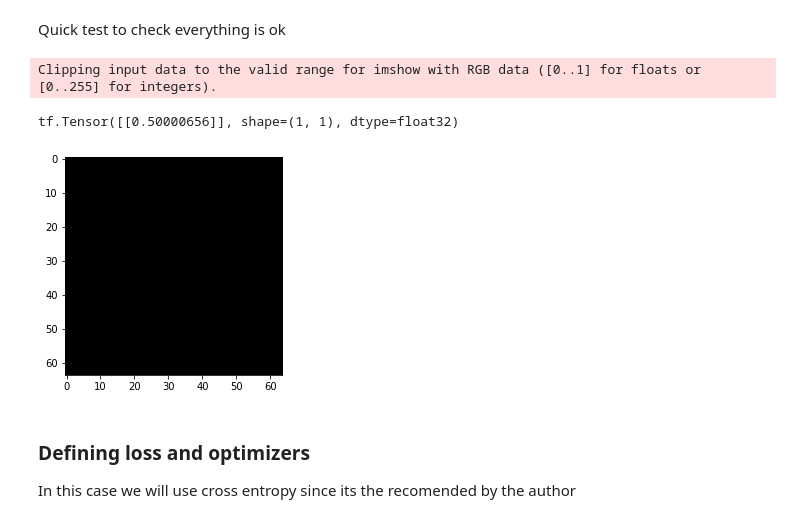
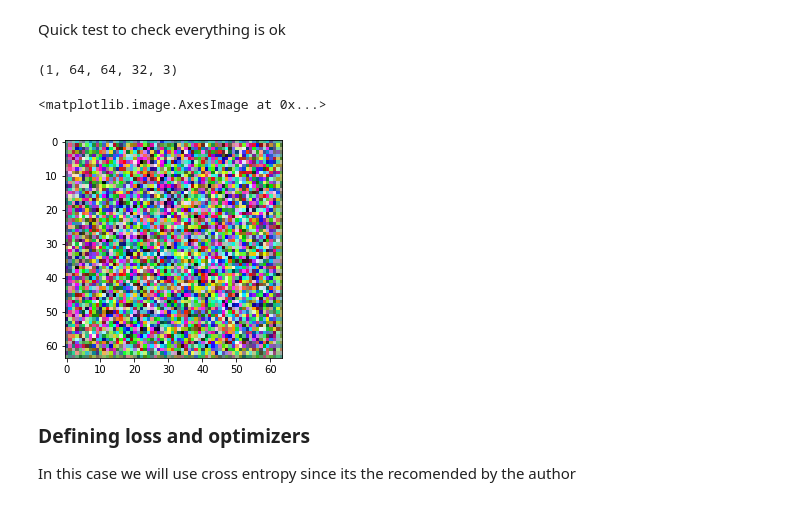
Before and after one commit to eralmual/OpticalFlow, a Jupyter notebook: DatasetGenerator/VGANN/TSA_Video_GAN.ipynb, the cells around one changed output. Cells and saved outputs as stored; diff of their text form; code cells hidden in the pictures.

Commit message:
TSA_VGAN now training successfully

```diff
--- a/DatasetGenerator/VGANN/TSA_Video_GAN.ipynb
+++ b/DatasetGenerator/VGANN/TSA_Video_GAN.ipynb
@@ -169,18 +196,23 @@ discriminator = Video_Discrminator()
 # %% [markdown]
 Quick test to check everything is ok
-# %%
-# Generate the seed
-latent_space = tf.random.normal([1, 100])
-generated_image = generator(latent_space, training=False)
-# Plot false img
-plt.imshow(generated_image[0, :, :, 0, :], cmap='gray')
-# Print discriinator prediction
-decision = discriminator(generated_image)
-print (decision)
-# %% [output]
-Clipping input data to the valid range for imshow with RGB data ([0..1] for floats or [0..255] for integers).
-tf.Tensor([[0.50000656]], shape=(1, 1), dtype=float32)
-[figure, removed]
+# %%
+# Generate the seed
+latent_space = tf.random.normal([1, 100])
+generated_video = generator(latent_space, training=False)
+print(generated_video.shape)
+
+# Print discriminator prediction
+decision = discriminator(generated_video)
+
+# Plot one generated frame
+plot_img = (generated_video[0, :, :, 0, :] * 255 + 127.5).numpy().astype(np.uint8)
+#print (decision.eval())
+#plt.imshow(tf.dtypes.cast(generated_video[0, :, :, 0, :] * 255 + 127.5, tf.uint8))
+plt.imshow(plot_img)
+# %% [output]
+(1, 64, 64, 32, 3)
+<matplotlib.image.AxesImage at 0x...>
+[figure, added]
 # %% [markdown]
 ### Defining loss and optimizers
 
```
Also changed, not shown: parts of 11 cells of this notebook.
